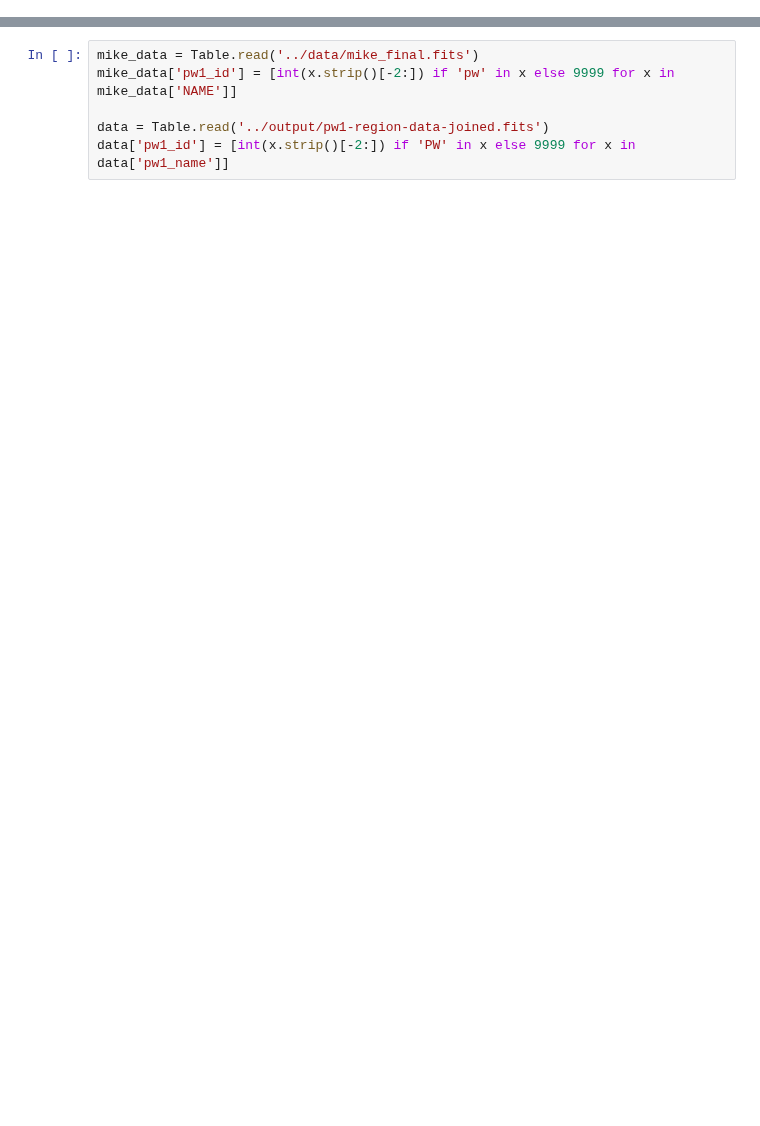
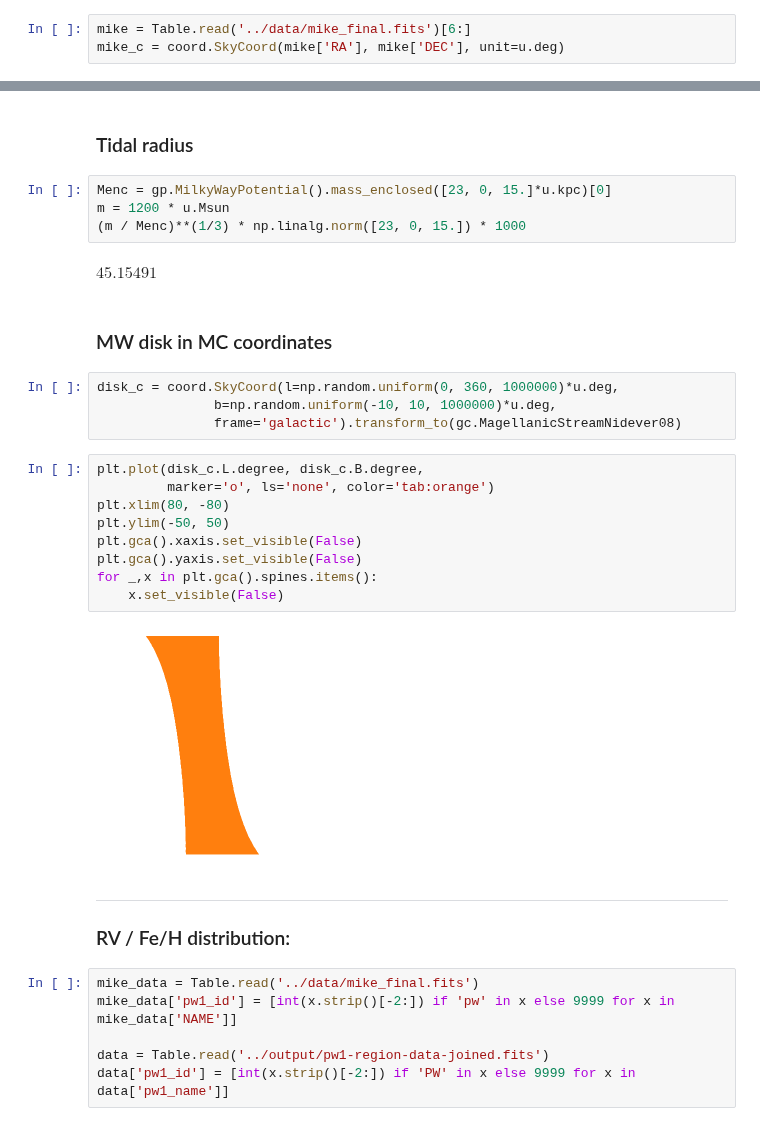
Before and after one commit to adrn/dr2-lmc-cluster, a Jupyter notebook: notebooks/Talk-figures.ipynb, the cells around one changed output, grey strips where cells are left out. Drawn from its saved outputs; the diff is of its cells as text; blank space fills up the shorter version.

```diff
--- a/notebooks/Talk-figures.ipynb
+++ b/notebooks/Talk-figures.ipynb
@@ -27,0 +241,3 @@ import gapipes as gp
+# %%
+mike = Table.read('../data/mike_final.fits')[6:]
+mike_c = coord.SkyCoord(mike['RA'], mike['DEC'], unit=u.deg)
@@ -28,3 +334,32 @@ import gapipes as gp
+# %% [markdown]
+### Tidal radius
+# %%
+Menc = gp.MilkyWayPotential().mass_enclosed([23, 0, 15.]*u.kpc)[0]
+m = 1200 * u.Msun
+(m / Menc)**(1/3) * np.linalg.norm([23, 0, 15.]) * 1000
+# %% [output]
+$45.15491 \; \mathrm{}$
+# %% [markdown]
+### MW disk in MC coordinates
+# %%
+disk_c = coord.SkyCoord(l=np.random.uniform(0, 360, 1000000)*u.deg,
+               b=np.random.uniform(-10, 10, 1000000)*u.deg,
+               frame='galactic').transform_to(gc.MagellanicStreamNidever08)
+# %%
+plt.plot(disk_c.L.degree, disk_c.B.degree,
+         marker='o', ls='none', color='tab:orange')
+plt.xlim(80, -80)
+plt.ylim(-50, 50)
+plt.gca().xaxis.set_visible(False)
+plt.gca().yaxis.set_visible(False)
+for _,x in plt.gca().spines.items():
+    x.set_visible(False)
+# %% [output]
+[figure, added]
+# %% [markdown]
+---
+
+### RV / Fe/H distribution:
 # %%
 mike_data = Table.read('../data/mike_final.fits')
 mike_data['pw1_id'] = [int(x.strip()[-2:]) if 'pw' in x else 9999 for x in mike_data['NAME']]
```
Also changed, not shown: parts of 33 cells of this notebook, 1 other file.
